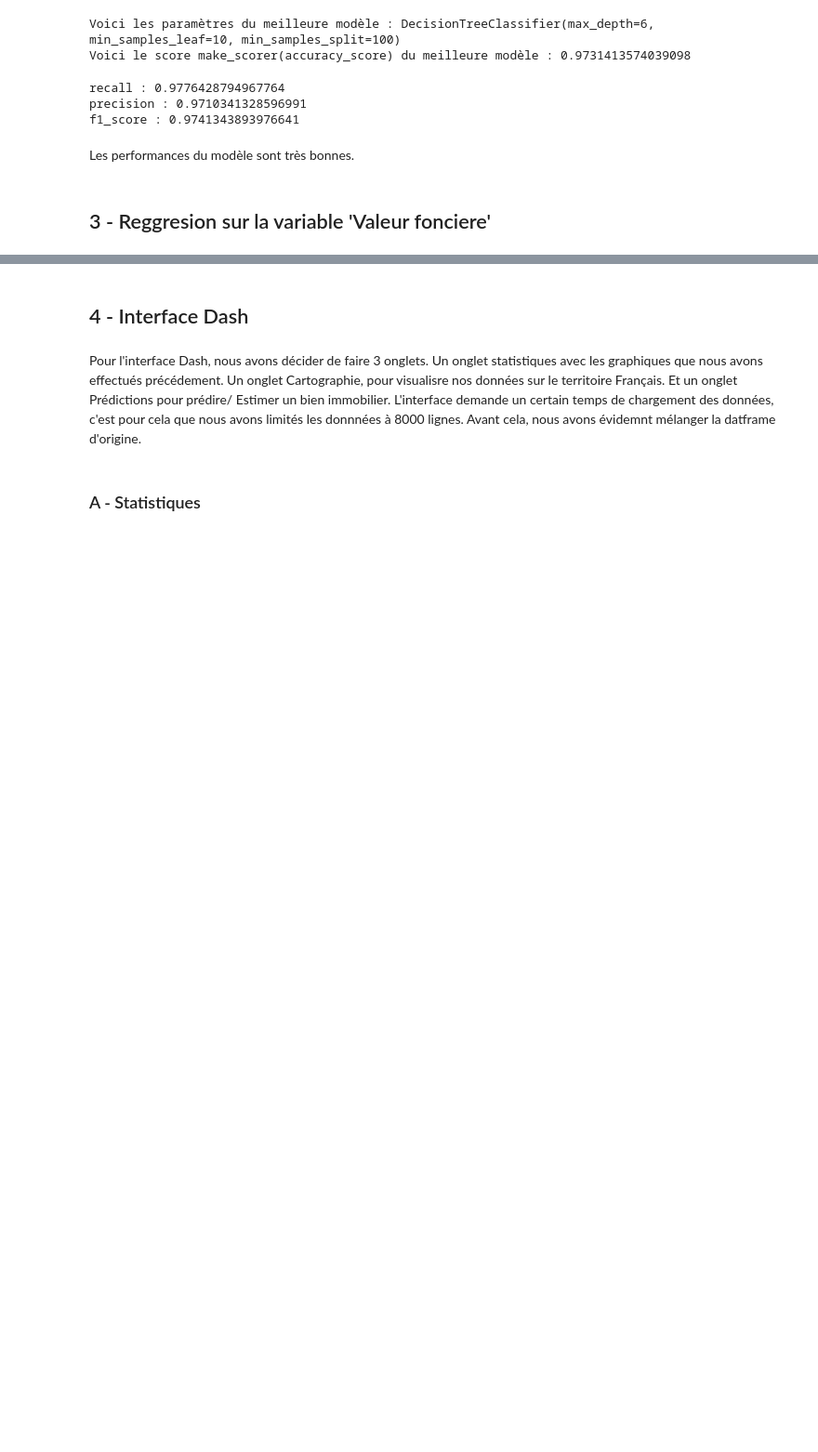
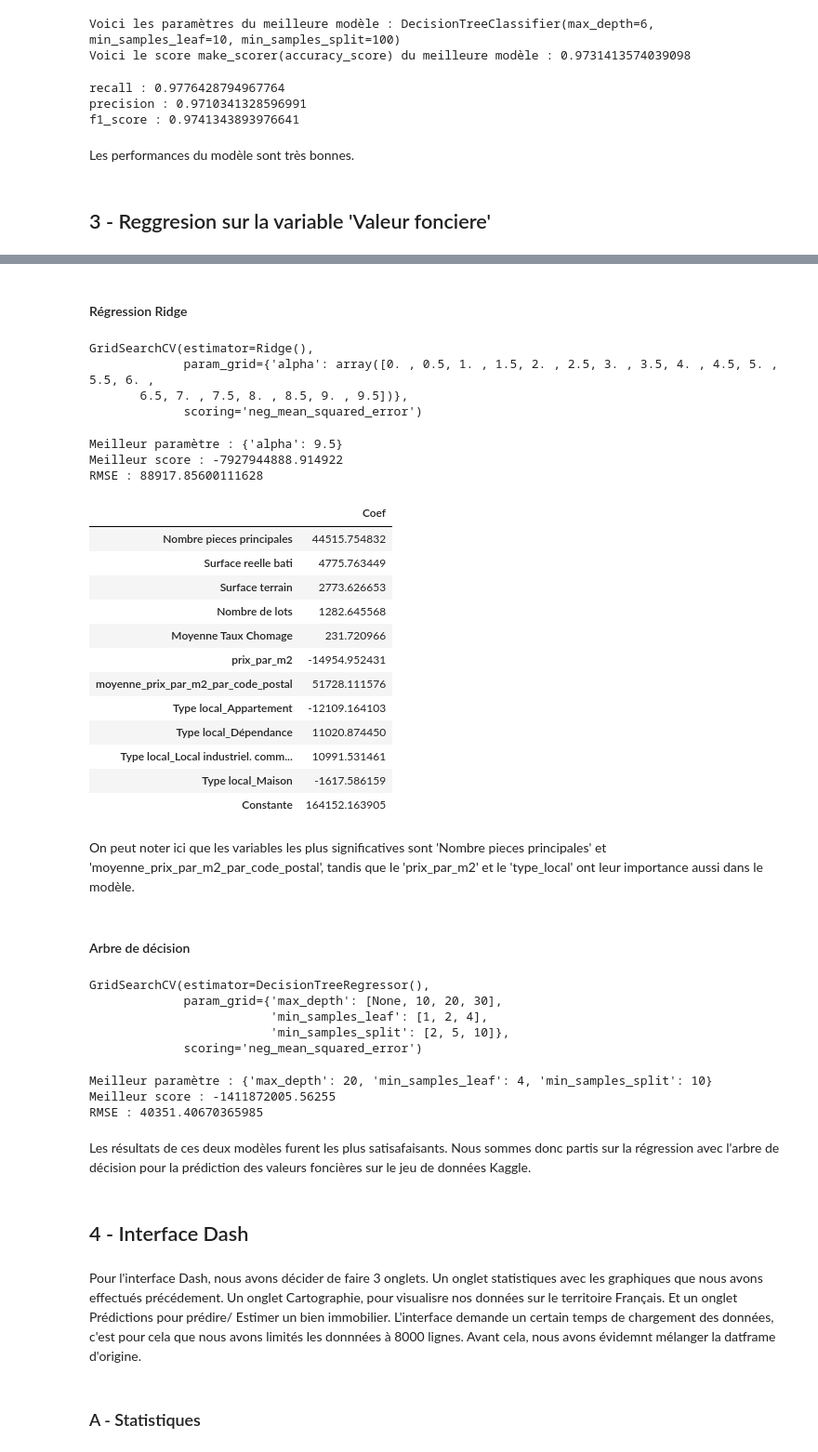
Before and after one commit to dounya-bourhani/ProjetPython, a Jupyter notebook: rapport_analyse.ipynb, the cells around one changed output, grey strips where cells are left out. Shown: that part at 93% size. Saved outputs shown, nothing was run; the diff lists cells and outputs as text; code cells hidden in the pictures; blank space fills up the shorter version.

```diff
--- a/rapport_analyse.ipynb
+++ b/rapport_analyse.ipynb
@@ -377,3 +472,75 @@ Les performances du modèle sont très bonnes.
+# %% [markdown]
+#### Régression Ridge
+# %%
+parameters = {'alpha': np.arange(start = 0, stop = 10, step = 0.5)}
+
+ridge_model = Ridge()
+grid_ridge = GridSearchCV(ridge_model, parameters, scoring = 'neg_mean_squared_error')
+grid_ridge.fit(pd.DataFrame(X_train_CR, columns=X_train.columns), y_train)
+# %% [output]
+GridSearchCV(estimator=Ridge(),
+             param_grid={'alpha': array([0. , 0.5, 1. , 1.5, 2. , 2.5, 3. , 3.5, 4. , 4.5, 5. , 5.5, 6. ,
+       6.5, 7. , 7.5, 8. , 8.5, 9. , 9.5])},
+             scoring='neg_mean_squared_error')
+# %%
+print("Meilleur paramètre :", grid_ridge.best_params_)
+print("Meilleur score :", grid_ridge.best_score_)
+y_pred = grid_ridge.best_estimator_.predict(pd.DataFrame(X_test_CR, columns=X_train.columns))
+print("RMSE : " + str(mean_squared_error(y_test, y_pred, squared= False)))
+# %% [output]
+Meilleur paramètre : {'alpha': 9.5}
+Meilleur score : -7927944888.914922
+RMSE : 88917.85600111628
+# %%
+coef = pd.DataFrame(grid_ridge.best_estimator_.coef_ ,
+                    index = X_train.columns, columns=['Coef'])
+coef.loc['Constante'] = grid_ridge.best_estimator_.intercept_
+coef
+# %% [output]
+|  | Coef |
+| Nombre pieces principales | 44515.754832 |
+| Surface reelle bati | 4775.763449 |
+| Surface terrain | 2773.626653 |
+| Nombre de lots | 1282.645568 |
+| Moyenne Taux Chomage | 231.720966 |
+| prix_par_m2 | -14954.952431 |
+| moyenne_prix_par_m2_par_code_postal | 51728.111576 |
+| Type local_Appartement | -12109.164103 |
+| Type local_Dépendance | 11020.874450 |
+| Type local_Local industriel. comm... | 10991.531461 |
+| Type local_Maison | -1617.586159 |
+| Constante | 164152.163905 |
+# %% [markdown]
+On peut noter ici que les variables les plus significatives sont 'Nombre pieces principales' et 'moyenne_prix_par_m2_par_code_postal', tandis que le 'prix_par_m2' et le 'type_local' ont leur importance aussi dans le modèle.
+# %% [markdown]
+#### Arbre de décision
+# %%
+tree_regressor = DecisionTreeRegressor()
+param_grid = {
+    'max_depth': [None, 10, 20, 30],  # Profondeur maximale de l'arbre
+    'min_samples_split': [2, 5, 10],  # Nombre minimal d'échantillons requis pour diviser un nœud
+    'min_samples_leaf': [1, 2, 4]  # Nombre minimal d'échantillons requis dans une feuille
+}
+grid_tree_regressor = GridSearchCV(tree_regressor, param_grid=param_grid, scoring="neg_mean_squared_error")
+grid_tree_regressor.fit(pd.DataFrame(X_train_CR, columns=X_train.columns), y_train)
+# %% [output]
+GridSearchCV(estimator=DecisionTreeRegressor(),
+             param_grid={'max_depth': [None, 10, 20, 30],
+                         'min_samples_leaf': [1, 2, 4],
+                         'min_samples_split': [2, 5, 10]},
+             scoring='neg_mean_squared_error')
+# %%
+print("Meilleur paramètre :", grid_tree_regressor.best_params_)
+print("Meilleur score :", grid_tree_regressor.best_score_)
+
+y_pred = grid_tree_regressor.predict(pd.DataFrame(X_test_CR, columns=X_test.columns))
+print("RMSE : " + str(mean_squared_error(y_test, y_pred, squared= False)))
+# %% [output]
+Meilleur paramètre : {'max_depth': 20, 'min_samples_leaf': 4, 'min_samples_split': 10}
+Meilleur score : -1411872005.56255
+RMSE : 40351.40670365985
+# %% [markdown]
+Les résultats de ces deux modèles furent les plus satisafaisants. Nous sommes donc partis sur la régression avec l'arbre de décision pour la prédiction des valeurs foncières sur le jeu de données Kaggle.
 # %% [markdown]
 ## 4 - Interface Dash
 # %% [markdown]
```
Also changed, not shown: parts of 14 cells of this notebook.
